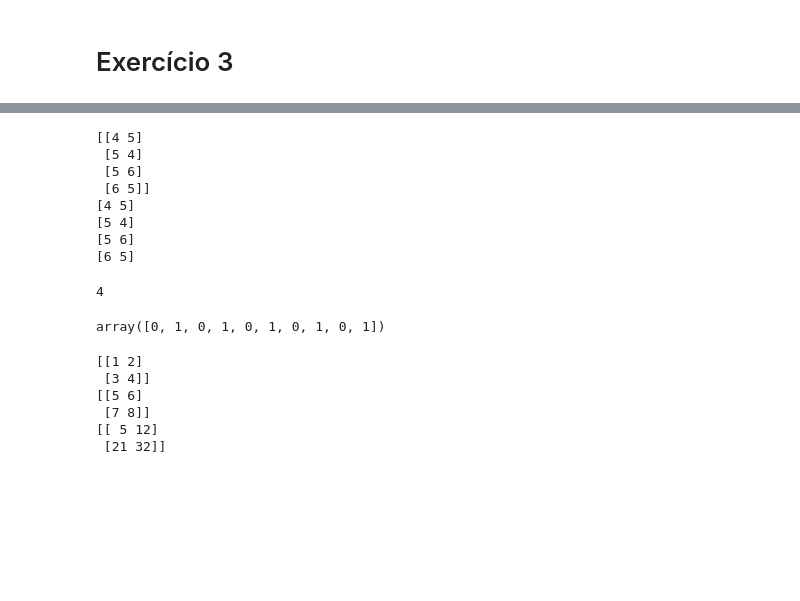
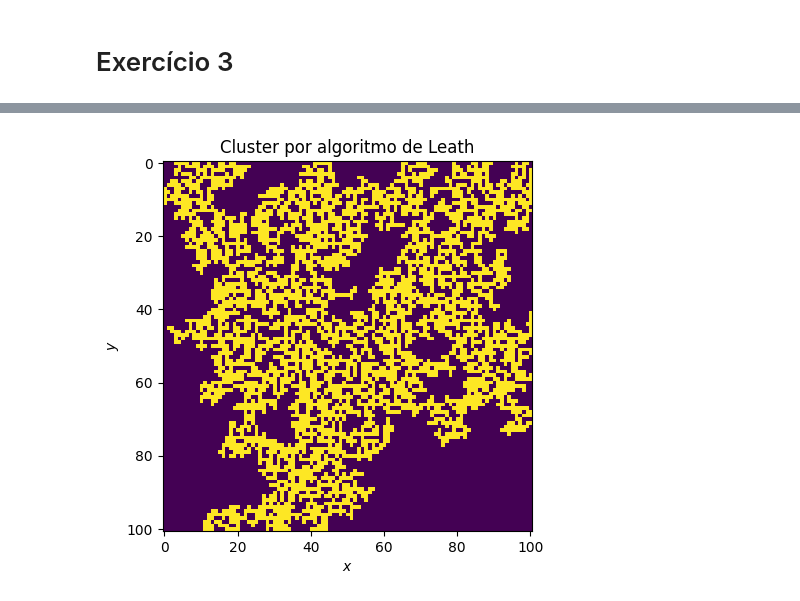
Before and after one commit to vdvdlk/metcomp2, a Jupyter notebook: lista04.ipynb, the cells around one changed output, grey strips where cells are left out. Saved outputs shown, nothing was run; the diff lists cells and outputs as text; code cells hidden in the pictures; blank space fills up the shorter version.

```diff
--- a/lista04.ipynb
+++ b/lista04.ipynb
@@ -358,37 +260,18 @@ print(array[:, :, 1])
-# %%
-indices = np.argwhere(array[:, :, 1])
-print(indices)
-for elemento in indices:
-    print(elemento)
-# a, b = indices[1]
-# %% [output]
-[[4 5]
- [5 4]
- [5 6]
- [6 5]]
-[4 5]
-[5 4]
-[5 6]
-[6 5]
-# %%
-b
-# %% [output]
-4
-# %%
-np.arange(10) % 2
-# %% [output]
-array([0, 1, 0, 1, 0, 1, 0, 1, 0, 1])
-# %%
-A = np.array([[1, 2], [3, 4]])
-B = np.array([[5, 6], [7, 8]])
-
-print(A)
-print(B)
-print(A * B)
-# %% [output]
-[[1 2]
- [3 4]]
-[[5 6]
- [7 8]]
-[[ 5 12]
- [21 32]]
+# %%
+cluster_a = leath(100)
+# %%
+fig3a, ax3a = plt.subplots()
+
+ax3a.set_title('Cluster por algoritmo de Leath')
+
+ax3a.set_xlabel('$x$')
+ax3a.set_ylabel('$y$')
+
+ax3a.imshow(cluster_a[:, :, 0])
+
+# fig3a.savefig(
+#     fname='lista04/fig_3a.pdf',
+#     dpi=1000
+# )
+# %% [output]
+[figure, added]
```
Also changed, not shown: parts of 11 cells of this notebook, 3 other files.
